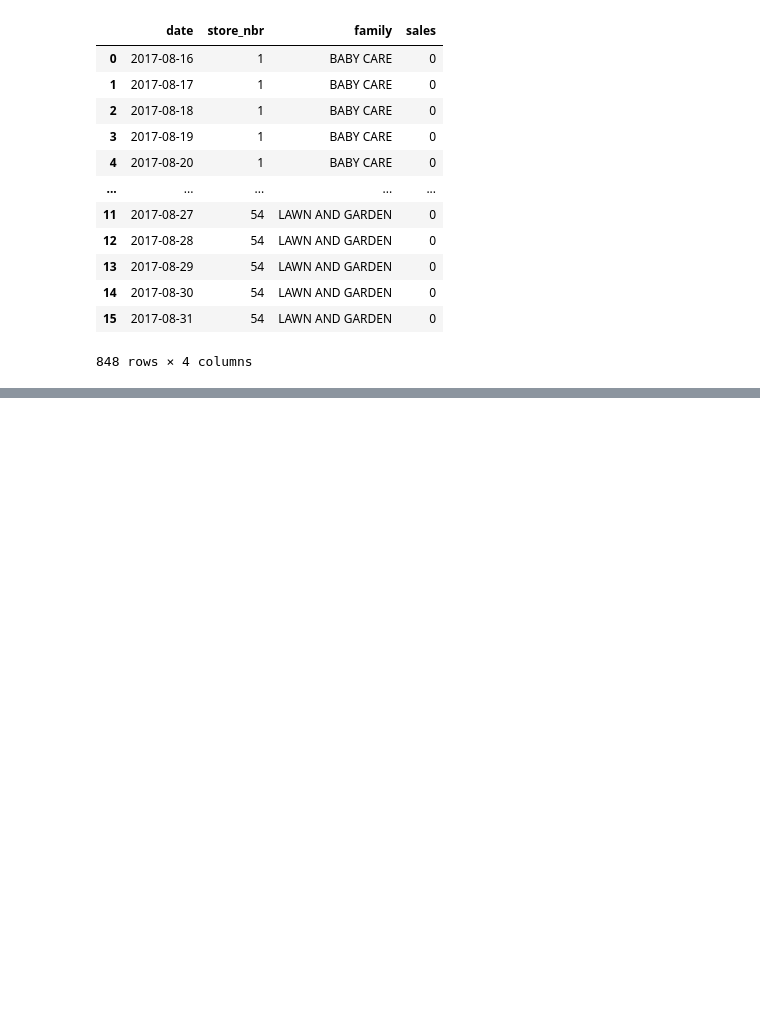
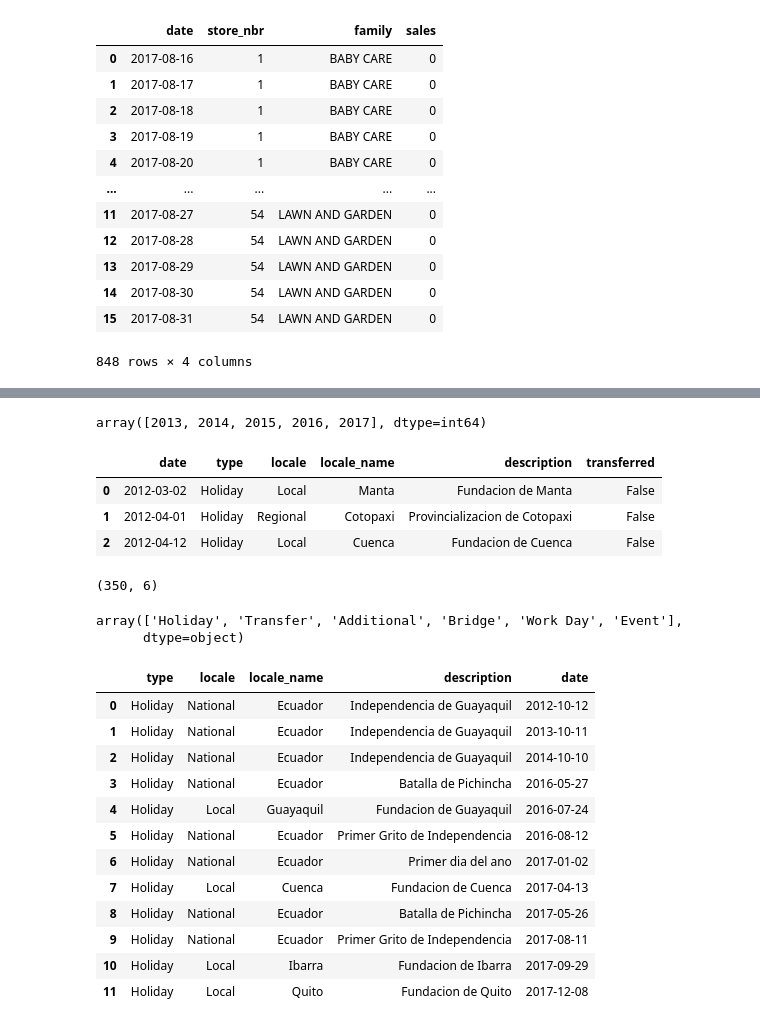
Before and after one commit to jag-shrestha/Sales-Forecast, a Jupyter notebook: Sales_Prediction_TSF.ipynb, the cells around one changed output, grey strips where cells are left out. Cells and saved outputs as stored; diff of their text form; code cells hidden in the pictures; blank space fills up the shorter version.

```diff
--- a/Sales_Prediction_TSF.ipynb
+++ b/Sales_Prediction_TSF.ipynb
@@ -178,0 +188,41 @@ d["year"] = d.date.dt.yearl
+# %%
+train_sales['year'].unique()
+# %% [output]
+array([2013, 2014, 2015, 2016, 2017], dtype=int64)
+# %%
+holidays_events.head(3)
+# %% [output]
+|  | date | type | locale | locale_name | description | transferred |
+| 0 | 2012-03-02 | Holiday | Local | Manta | Fundacion de Manta | False |
+| 1 | 2012-04-01 | Holiday | Regional | Cotopaxi | Provincializacion de Cotopaxi | False |
+| 2 | 2012-04-12 | Holiday | Local | Cuenca | Fundacion de Cuenca | False |
+# %%
+holidays_events.shape
+# %% [output]
+(350, 6)
+# %%
+holidays_events['type'].unique()
+# %% [output]
+array(['Holiday', 'Transfer', 'Additional', 'Bridge', 'Work Day', 'Event'],
+      dtype=object)
+# %%
+# Transferred Holidays
+tr1 = holidays_events[(holidays_events.type == "Holiday") & (holidays_events.transferred == True)].drop("transferred", axis = 1).reset_index(drop = True)
+tr2 = holidays_events[(holidays_events.type == "Transfer")].drop("transferred", axis = 1).reset_index(drop = True)
+transfered_holidays = tr1[['type', 'locale', 'locale_name', 'description']]
+transfered_holidays['date'] = tr2['date']
+transfered_holidays
+# %% [output]
+|  | type | locale | locale_name | description | date |
+| 0 | Holiday | National | Ecuador | Independencia de Guayaquil | 2012-10-12 |
+| 1 | Holiday | National | Ecuador | Independencia de Guayaquil | 2013-10-11 |
+| 2 | Holiday | National | Ecuador | Independencia de Guayaquil | 2014-10-10 |
+| 3 | Holiday | National | Ecuador | Batalla de Pichincha | 2016-05-27 |
+| 4 | Holiday | Local | Guayaquil | Fundacion de Guayaquil | 2016-07-24 |
+| 5 | Holiday | National | Ecuador | Primer Grito de Independencia | 2016-08-12 |
+| 6 | Holiday | National | Ecuador | Primer dia del ano | 2017-01-02 |
+| 7 | Holiday | Local | Cuenca | Fundacion de Cuenca | 2017-04-13 |
+| 8 | Holiday | National | Ecuador | Batalla de Pichincha | 2017-05-26 |
+| 9 | Holiday | National | Ecuador | Primer Grito de Independencia | 2017-08-11 |
+| 10 | Holiday | Local | Ibarra | Fundacion de Ibarra | 2017-09-29 |
+| 11 | Holiday | Local | Quito | Fundacion de Quito | 2017-12-08 |
```
Also changed, not shown: parts of 29 cells of this notebook.
